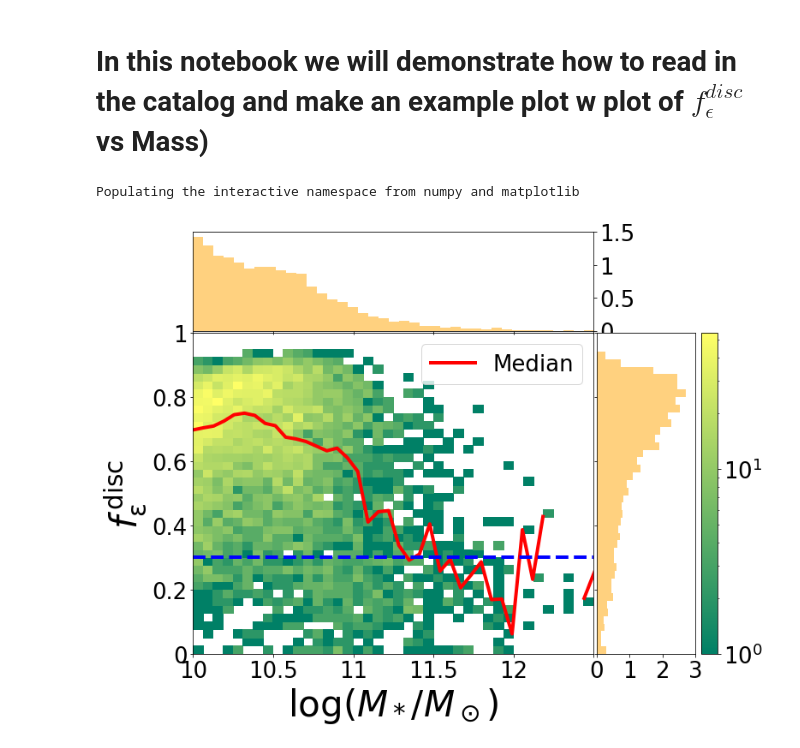
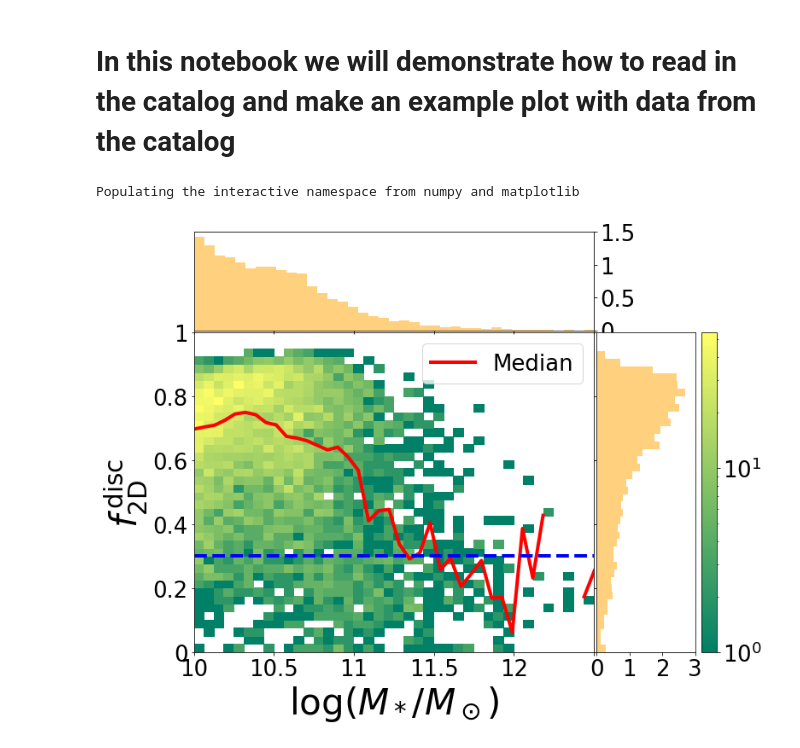
Before and after one commit to McWilliamsCenter/gal_decomp_paper, a Jupyter notebook: Examples_with_catalog.ipynb, the cells around one changed output. Drawn from its saved outputs; the diff is of its cells as text; code cells hidden in the pictures.

```diff
--- a/Examples_with_catalog.ipynb
+++ b/Examples_with_catalog.ipynb
@@ -1,7 +1,7 @@
 # %% [markdown]
 
 
-# **In this notebook we will demonstrate how to read in the catalog and make an example plot w plot of $f^{disc}_{\epsilon}$ vs Mass)**
+# **In this notebook we will demonstrate how to read in the catalog and make an example plot with data from the catalog**
 # %%
 from IPython.core.display import display, HTML
 display(HTML("<style>.container { width:100% !important; }</style>"))
@@ -49,7 +49,7 @@ def scatter_hist(mass, frac, ax, ax_histx, ax_histy):
     ax.set_xlim(10,12.5)
     ax.legend(fontsize=26)
     ax.set_ylim(0,1)
-    ax.set_ylabel(r'$f^\mathrm{\, disc}_\mathrm{\epsilon}$', fontsize = 42)
+    ax.set_ylabel(r'$f^\mathrm{\, disc}_\mathrm{2D}$', fontsize = 42)
     ax.set_xlabel('$\log{(M_*/M_\odot)}$', fontsize = 42)
     ax.set_yticks([ 0,0.2,0.4,0.6,0.8,1])
     ax.set_yticklabels([0,0.2,0.4,0.6,0.8,1], fontsize = 26)
@@ -66,31 +66,31 @@ def scatter_hist(mass, frac, ax, ax_histx, ax_histy):
     ax_histx.set_yticklabels([0,0.5,1,1.5], fontsize = 26)
     ax_histx.yaxis.tick_right()
     ax.axhline(0.3,color='blue', ls= '--',lw=4)
     ax_histy.set_xticks([0,1,2,3])
     ax_histy.set_xticklabels([0,1,2,3], fontsize = 26)
     #ax_histy.yaxis.tick_right()
 
 
 # definitions for the axes
 left, width = 0.1, 0.65
 bottom, height = 0.1, 0.65
 spacing = 0.005
 
 
 rect_scatter = [left, bottom, width, height]
 rect_histx = [left, bottom + height + spacing, width, 0.2]
 rect_histy = [left + width + spacing, bottom, 0.2, height]
 
 # start with a square Figureplt.subplot(2,4,1)
 data_mass = data[log10(data['mass'])>10]
 
 fig = plt.figure(figsize=(10, 8))
 ax = fig.add_axes(rect_scatter)
 ax_histx = fig.add_axes(rect_histx, sharex=ax)
 ax_histy = fig.add_axes(rect_histy, sharey=ax)
 #plt.rcParams["mathtext.fontset"] = "cm"
 # use the previously defined function
 scatter_hist(log10(data_mass['mass']) , data_mass['f_disk'], ax, ax_histx, ax_histy)
 #plt.savefig('f_eps_vs_mass.png', dpi=300,bbox_inches='tight')
 # %% [output]
-[figure, old version]
+[figure, new version]
```
Also changed, not shown: parts of 1 cell of this notebook, 1 other file.
